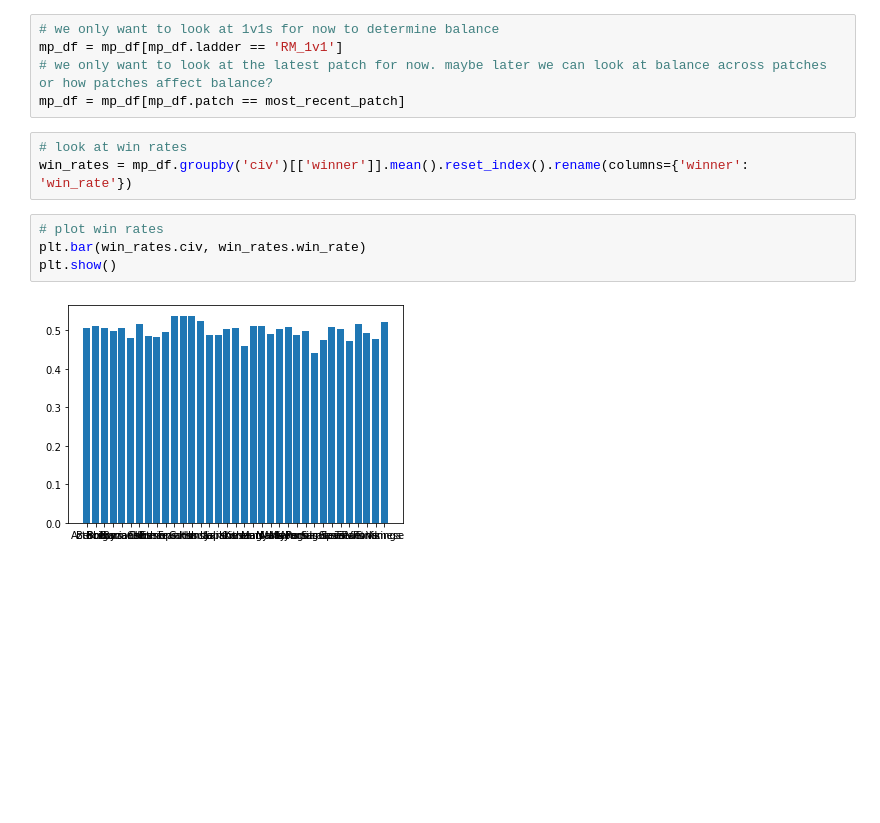
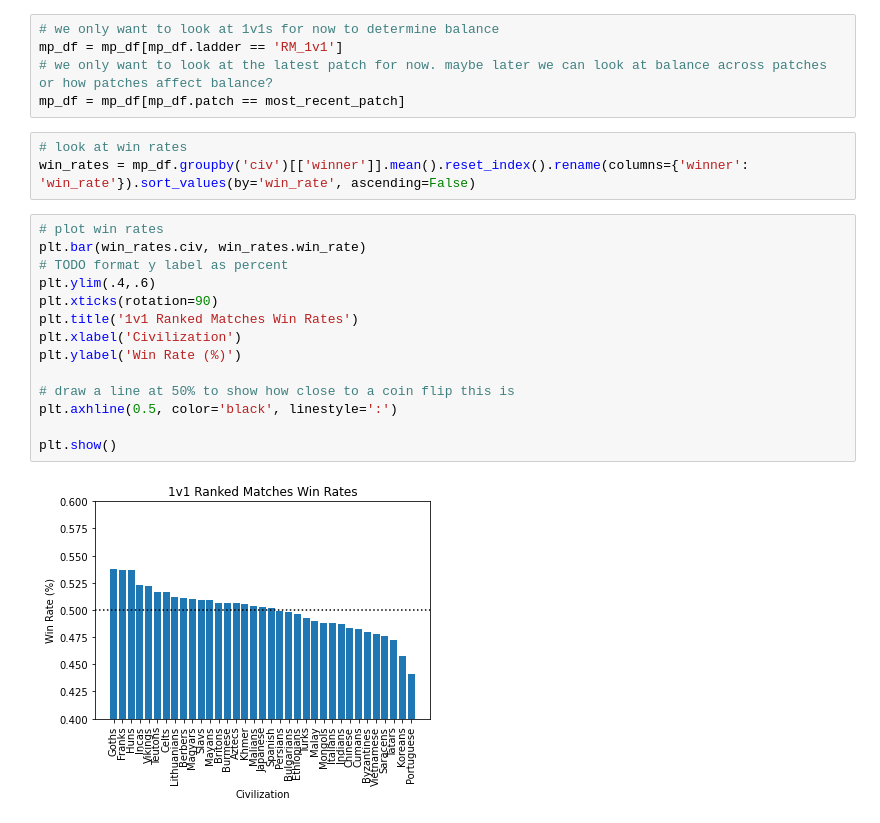
Before and after one commit to rishigoutam/aoe2, a Jupyter notebook: test_data.ipynb, the cells around one changed output. Cells and saved outputs as stored; diff of their text form; blank space fills up the shorter version.

Commit message:
Win Rate plotting
- got stats for win rates
- plotted graph with 50% horizontal line

```diff
--- a/test_data.ipynb
+++ b/test_data.ipynb
@@ -167,10 +167,20 @@ mp_df = mp_df[mp_df.ladder == 'RM_1v1']
 mp_df = mp_df[mp_df.patch == most_recent_patch]
 # %%
 # look at win rates
-win_rates = mp_df.groupby('civ')[['winner']].mean().reset_index().rename(columns={'winner': 'win_rate'})
+win_rates = mp_df.groupby('civ')[['winner']].mean().reset_index().rename(columns={'winner': 'win_rate'}).sort_values(by='win_rate', ascending=False)
-# %%
-# plot win rates
-plt.bar(win_rates.civ, win_rates.win_rate)
-plt.show()
-# %% [output]
-[figure, removed]
+# %%
+# plot win rates
+plt.bar(win_rates.civ, win_rates.win_rate)
+# TODO format y label as percent
+plt.ylim(.4,.6)
+plt.xticks(rotation=90)
+plt.title('1v1 Ranked Matches Win Rates')
+plt.xlabel('Civilization')
+plt.ylabel('Win Rate (%)')
+
+# draw a line at 50% to show how close to a coin flip this is
+plt.axhline(0.5, color='black', linestyle=':')
+
+plt.show()
+# %% [output]
+[figure, added]
```
Also changed, not shown: parts of 1 cell of this notebook.
